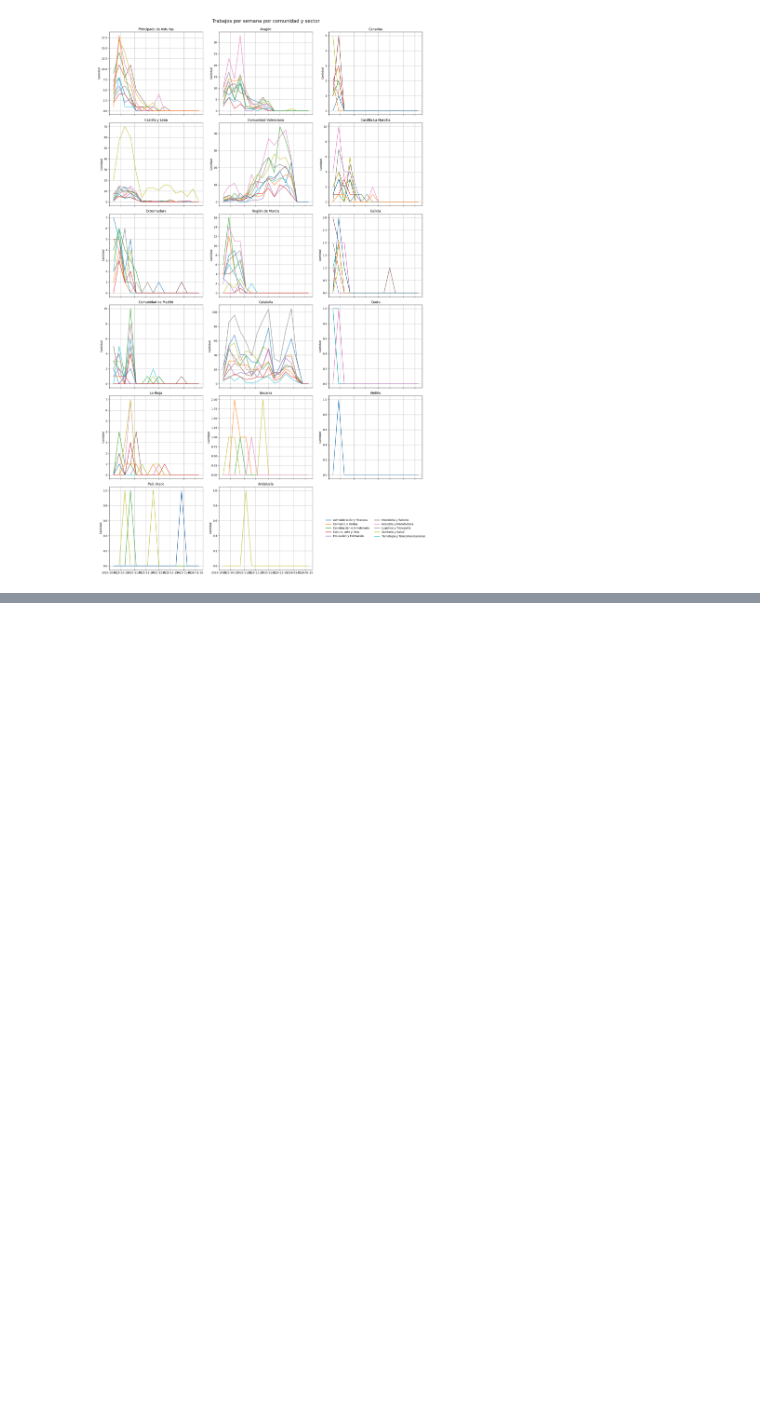
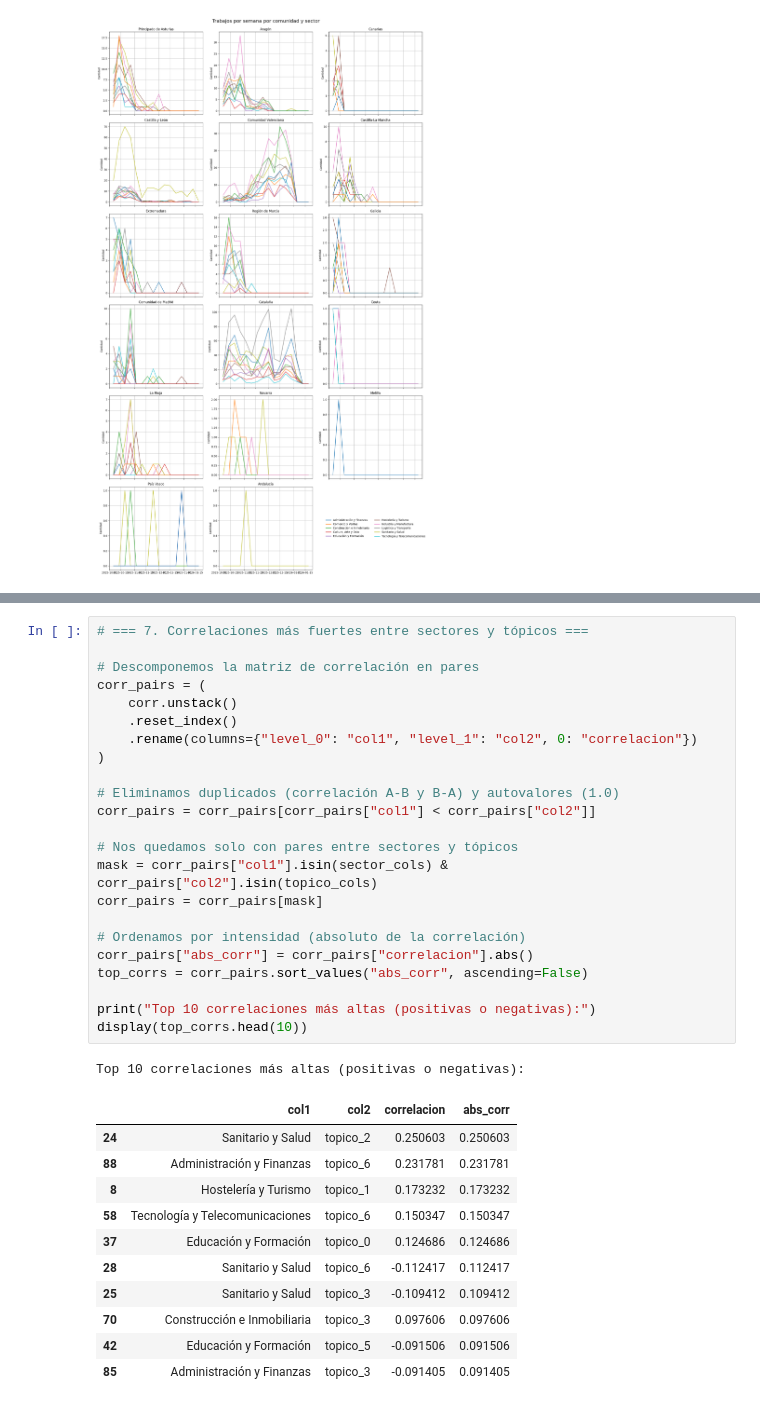
Before and after one commit to MiguelGP-13/DCDC-Project, a Jupyter notebook: dataPreparation/hipotesis.ipynb, the cells around one changed output, grey strips where cells are left out. Drawn from its saved outputs; the diff is of its cells as text; blank space fills up the shorter version.

```diff
--- a/dataPreparation/hipotesis.ipynb
+++ b/dataPreparation/hipotesis.ipynb
@@ -110,0 +198,36 @@ plt.show()
+# %%
+# === 7. Correlaciones más fuertes entre sectores y tópicos ===
+
+# Descomponemos la matriz de correlación en pares
+corr_pairs = (
+    corr.unstack()
+    .reset_index()
+    .rename(columns={"level_0": "col1", "level_1": "col2", 0: "correlacion"})
+)
+
+# Eliminamos duplicados (correlación A-B y B-A) y autovalores (1.0)
+corr_pairs = corr_pairs[corr_pairs["col1"] < corr_pairs["col2"]]
+
+# Nos quedamos solo con pares entre sectores y tópicos
+mask = corr_pairs["col1"].isin(sector_cols) & corr_pairs["col2"].isin(topico_cols)
+corr_pairs = corr_pairs[mask]
+
+# Ordenamos por intensidad (absoluto de la correlación)
+corr_pairs["abs_corr"] = corr_pairs["correlacion"].abs()
+top_corrs = corr_pairs.sort_values("abs_corr", ascending=False)
+
+print("Top 10 correlaciones más altas (positivas o negativas):")
+display(top_corrs.head(10))
+# %% [output]
+Top 10 correlaciones más altas (positivas o negativas):
+|  | col1 | col2 | correlacion | abs_corr |
+| 24 | Sanitario y Salud | topico_2 | 0.250603 | 0.250603 |
+| 88 | Administración y Finanzas | topico_6 | 0.231781 | 0.231781 |
+| 8 | Hostelería y Turismo | topico_1 | 0.173232 | 0.173232 |
+| 58 | Tecnología y Telecomunicaciones | topico_6 | 0.150347 | 0.150347 |
+| 37 | Educación y Formación | topico_0 | 0.124686 | 0.124686 |
+| 28 | Sanitario y Salud | topico_6 | -0.112417 | 0.112417 |
+| 25 | Sanitario y Salud | topico_3 | -0.109412 | 0.109412 |
+| 70 | Construcción e Inmobiliaria | topico_3 | 0.097606 | 0.097606 |
+| 42 | Educación y Formación | topico_5 | -0.091506 | 0.091506 |
+| 85 | Administración y Finanzas | topico_3 | -0.091405 | 0.091405 |
```
Also changed, not shown: parts of 6 cells of this notebook, 17 other files.
